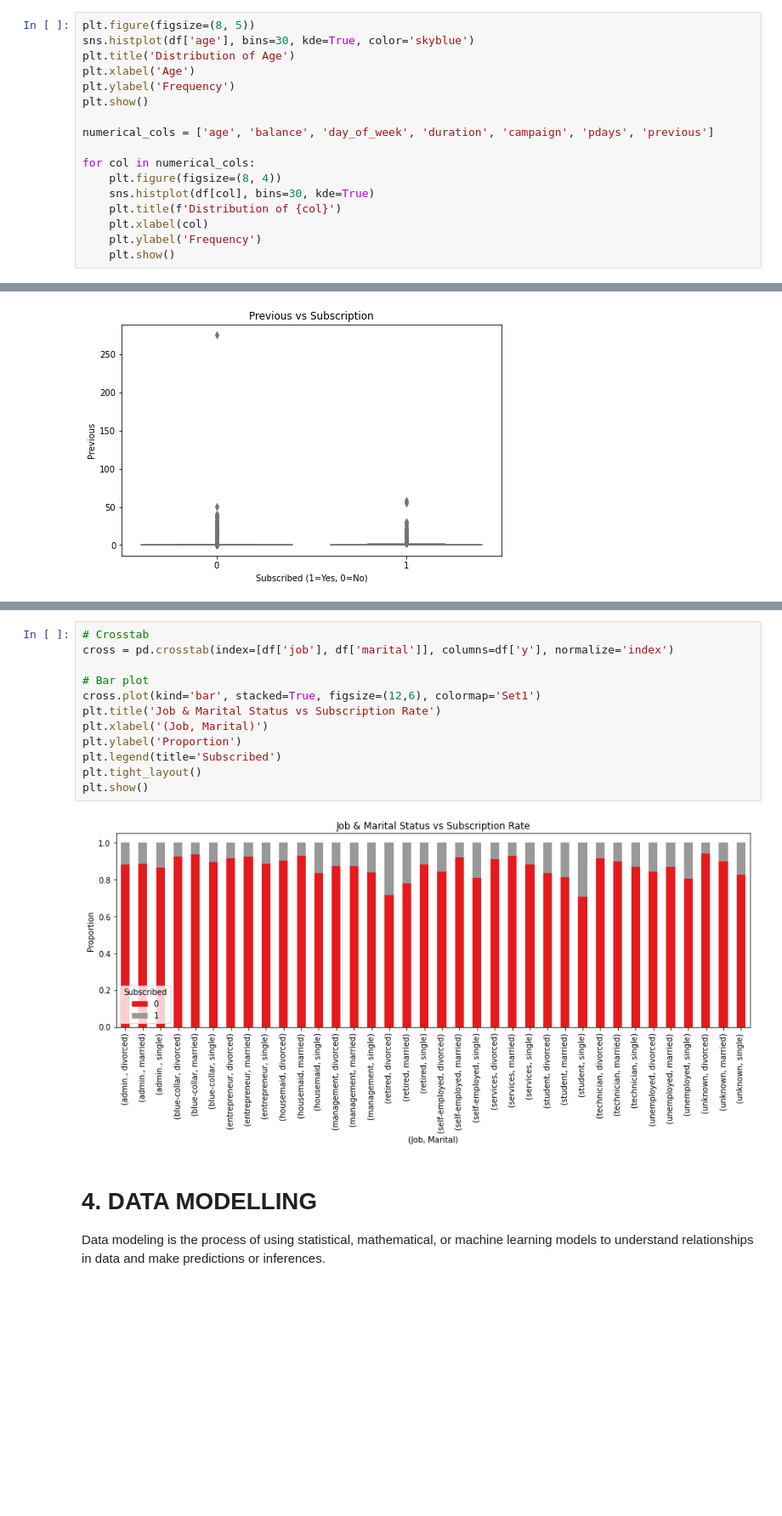
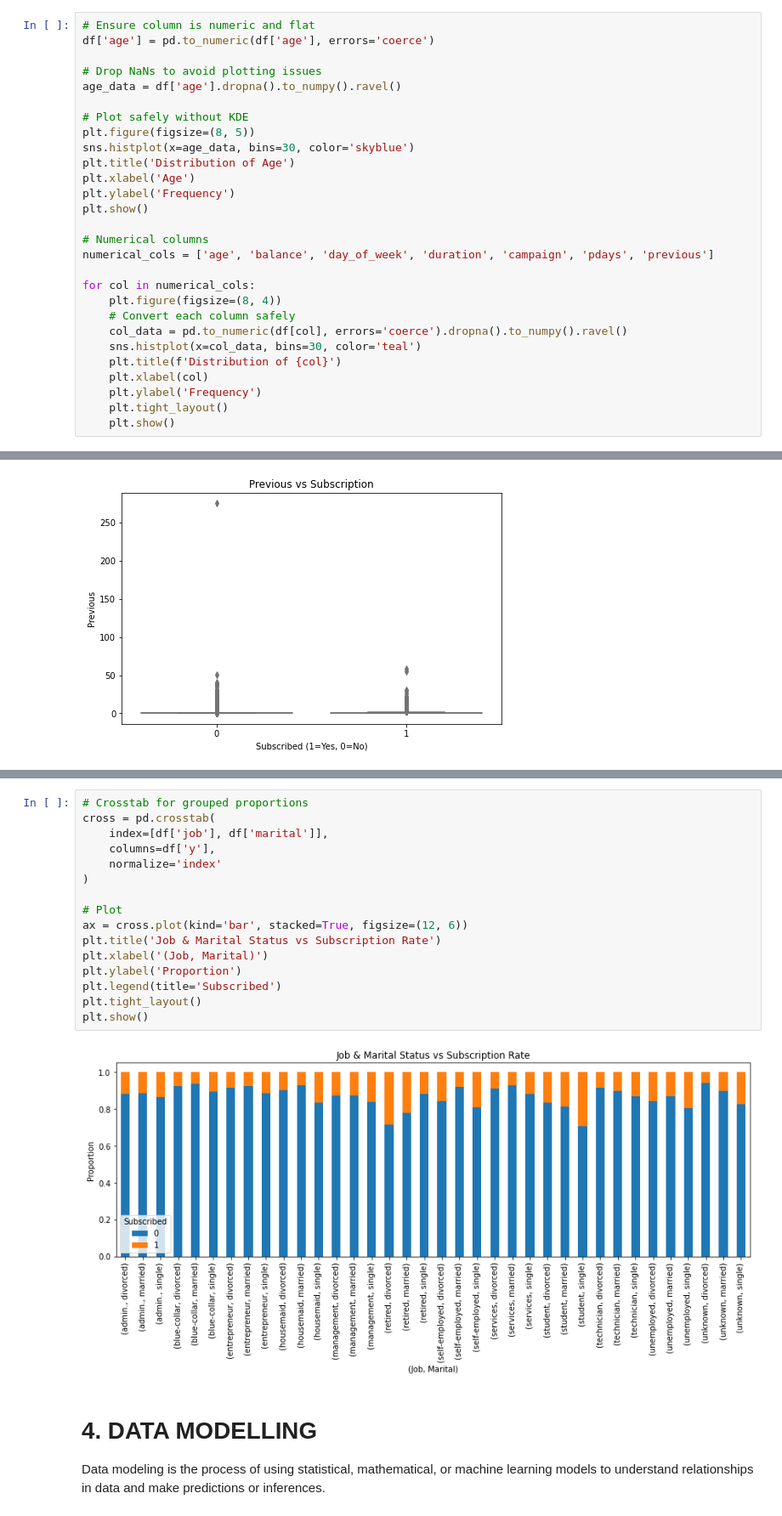
Before and after one commit to FGithaiga/BANK_MARKETING, a Jupyter notebook: index.ipynb, the cells around one changed output, grey strips where cells are left out. Shown at 85% size. Saved outputs shown, nothing was run; the diff lists cells and outputs as text; blank space fills up the shorter version.

```diff
--- a/index.ipynb
+++ b/index.ipynb
@@ -190,20 +190,31 @@ Data Visualization is the process of creating charts, graphs, and maps that turn
 #### Purpose: To understand the distribution, central tendency (mean, median), and spread (range, standard deviation) of a single variable.
 #### Examples include: Bar Graphs, Histogram, Box Plot, Pie Chart
 # %%
+# Ensure column is numeric and flat
+df['age'] = pd.to_numeric(df['age'], errors='coerce')
+
+# Drop NaNs to avoid plotting issues
+age_data = df['age'].dropna().to_numpy().ravel()
+
+# Plot safely without KDE
 plt.figure(figsize=(8, 5))
-sns.histplot(df['age'], bins=30, kde=True, color='skyblue')
+sns.histplot(x=age_data, bins=30, color='skyblue')
 plt.title('Distribution of Age')
 plt.xlabel('Age')
 plt.ylabel('Frequency')
 plt.show()
 
+# Numerical columns
 numerical_cols = ['age', 'balance', 'day_of_week', 'duration', 'campaign', 'pdays', 'previous']
 
 for col in numerical_cols:
     plt.figure(figsize=(8, 4))
-    sns.histplot(df[col], bins=30, kde=True)
+    # Convert each column safely
+    col_data = pd.to_numeric(df[col], errors='coerce').dropna().to_numpy().ravel()
+    sns.histplot(x=col_data, bins=30, color='teal')
     plt.title(f'Distribution of {col}')
     plt.xlabel(col)
     plt.ylabel('Frequency')
+    plt.tight_layout()
     plt.show()
 # %% [output]
@@ -287,19 +301,23 @@ plt.show()
 
 #### Examples include: Heatmaps, Scatterplots, Pairplots, 3D Scatter Plot, Parallel Coordinates Plot
 # %%
-# Crosstab
-cross = pd.crosstab(index=[df['job'], df['marital']], columns=df['y'], normalize='index')
+# Crosstab for grouped proportions
+cross = pd.crosstab(
+    index=[df['job'], df['marital']],
+    columns=df['y'],
+    normalize='index'
+)
 
-# Bar plot
-cross.plot(kind='bar', stacked=True, figsize=(12,6), colormap='Set1')
+# Plot
+ax = cross.plot(kind='bar', stacked=True, figsize=(12, 6))
 plt.title('Job & Marital Status vs Subscription Rate')
 plt.xlabel('(Job, Marital)')
 plt.ylabel('Proportion')
 plt.legend(title='Subscribed')
 plt.tight_layout()
 plt.show()
 # %% [output]
-[figure, old version]
+[figure, new version]
 # %% [markdown]
 # **4. DATA MODELLING**
 Data modeling is the process of using statistical, mathematical, or machine learning models to understand relationships in data and make predictions or inferences.
```
Also changed, not shown: parts of 7 cells of this notebook.
